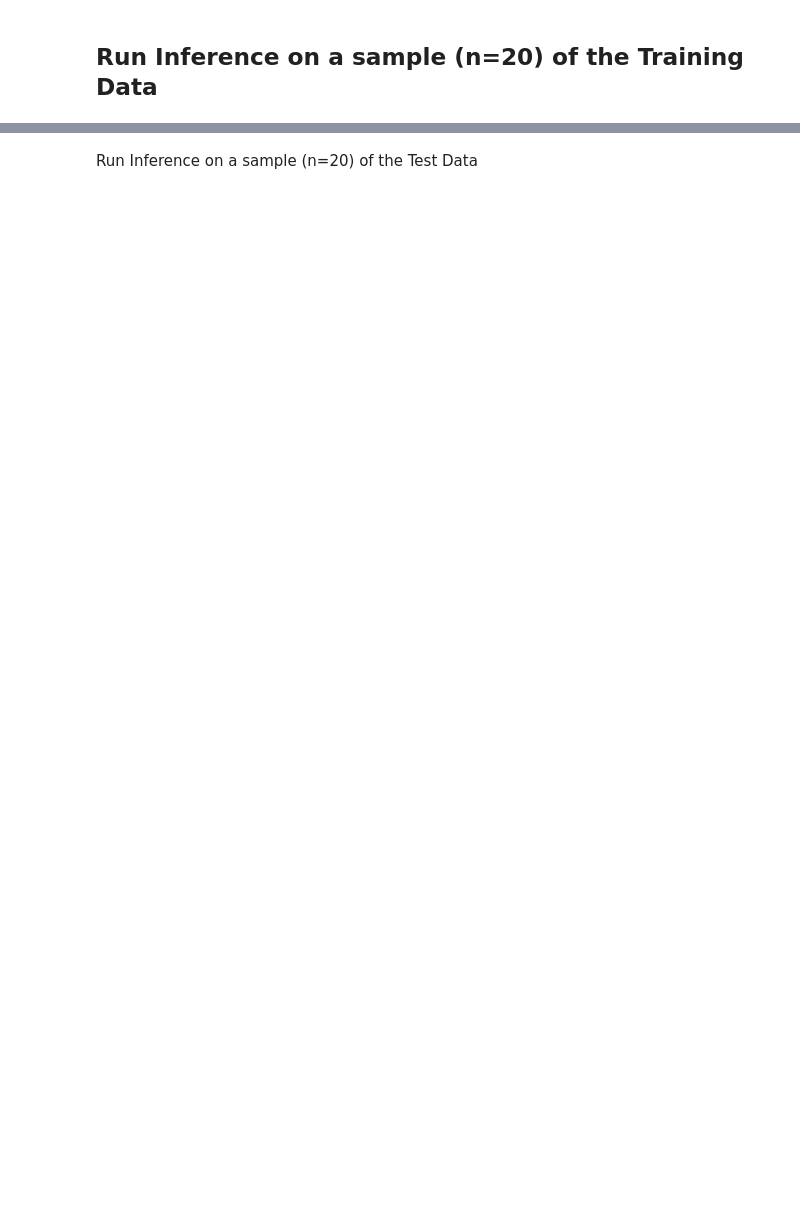
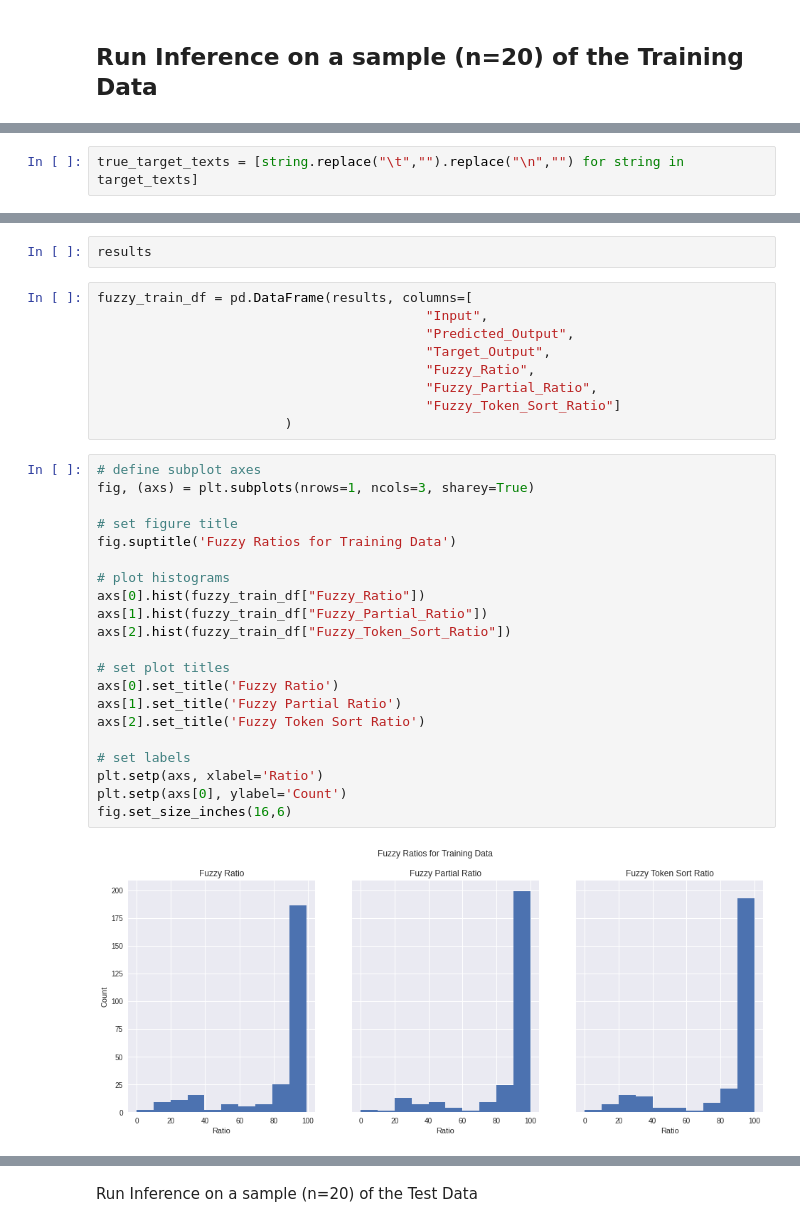
Before and after one commit to mmonch/Sidecar_Project, a Jupyter notebook: notebooks/Sidecar_Project_lstm_seq2seq_model_reduced_data.ipynb, the cells around one changed output, grey strips where cells are left out. Cells and saved outputs as stored; diff of their text form; blank space fills up the shorter version.

```diff
--- a/notebooks/Sidecar_Project_lstm_seq2seq_model_reduced_data.ipynb
+++ b/notebooks/Sidecar_Project_lstm_seq2seq_model_reduced_data.ipynb
@@ -379,3 +392,5 @@ def decode_sequence(input_seq):
         # Update states
         states_value = [h, c]
     return decoded_sentence
+# %%
+true_target_texts = [string.replace("\t","").replace("\n","") for string in target_texts]
@@ -409,0 +420,34 @@ True Target sentence:   business name
+# %%
+results
+# %%
+fuzzy_train_df = pd.DataFrame(results, columns=[
+                                          "Input",
+                                          "Predicted_Output",
+                                          "Target_Output",
+                                          "Fuzzy_Ratio",
+                                          "Fuzzy_Partial_Ratio",
+                                          "Fuzzy_Token_Sort_Ratio"]
+                        )
+# %%
+# define subplot axes
+fig, (axs) = plt.subplots(nrows=1, ncols=3, sharey=True)
+
+# set figure title
+fig.suptitle('Fuzzy Ratios for Training Data')
+
+# plot histograms
+axs[0].hist(fuzzy_train_df["Fuzzy_Ratio"])
+axs[1].hist(fuzzy_train_df["Fuzzy_Partial_Ratio"])
+axs[2].hist(fuzzy_train_df["Fuzzy_Token_Sort_Ratio"])
+
+# set plot titles
+axs[0].set_title('Fuzzy Ratio')
+axs[1].set_title('Fuzzy Partial Ratio')
+axs[2].set_title('Fuzzy Token Sort Ratio')
+
+# set labels
+plt.setp(axs, xlabel='Ratio')
+plt.setp(axs[0], ylabel='Count')
+fig.set_size_inches(16,6)
+# %% [output]
+[figure, added]
```
Also changed, not shown: parts of 31 cells of this notebook.
